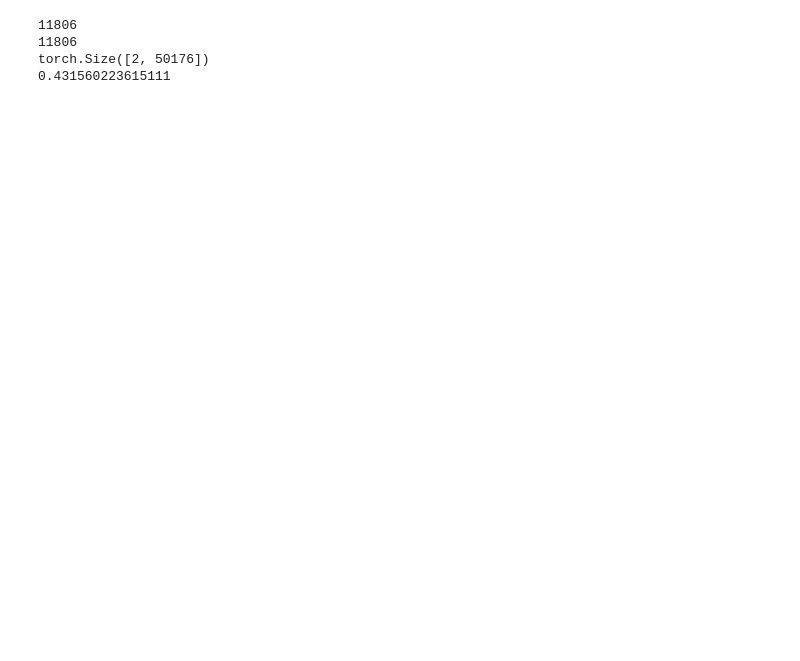
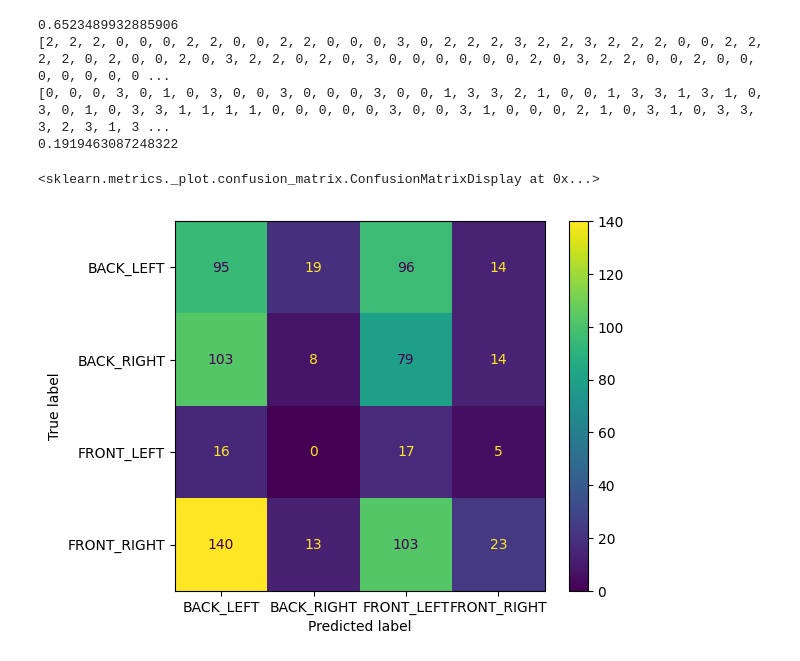
Before and after one commit to mmrrqq/densecap-pytorch, a Jupyter notebook: kitty_eval.ipynb, the cells around one changed output. Cells and saved outputs as stored; diff of their text form; code cells hidden in the pictures; blank space fills up the shorter version.

```diff
--- a/kitty_eval.ipynb
+++ b/kitty_eval.ipynb
@@ -118,5 +17,0 @@ skipped 916 images
-# %%
-data_path = Path("data/classifier")
-
-with open(data_path / f'xgboost_classifier.pickle', 'rb') as handle:
-    classifier: XGBClassifier = pickle.load(handle)
@@ -221,18 +200,23 @@ with torch.no_grad():
-# %%
-predicted_classes = np.array(predicted_classes).astype(int)
-gt_classes = np.array(gt_classes).astype(int)
-
-print(len(predicted_classes))
-print(len(gt_classes))
-print(classifier_features.shape)
-
-accuracy = (predicted_classes == gt_classes).sum() / len(gt_classes)
-
-print(accuracy)
-# %% [output]
-11806
-11806
-torch.Size([2, 50176])
-0.431560223615111
+# %%
+from sklearn.metrics import ConfusionMatrixDisplay
+
+aux_score = (np.array(aux_gt_classes) == aux_object_predictions).sum() / len(aux_gt_classes)
+print(aux_score)
+
+print([v.cpu().item() for v in aux_pred_classes])
+print(aux_gt_classes)
+aux_pred_score = (np.array(aux_gt_classes) == np.array([v.cpu().item() for v in aux_pred_classes])).sum() / len(aux_gt_classes)
+print(aux_pred_score)
+
+ConfusionMatrixDisplay.from_predictions(y_true=aux_gt_classes, y_pred=[v.cpu().item() for v in aux_pred_classes], display_labels=[
+    v for v in MAPPING.values()
+])
+# %% [output]
+0.6523489932885906
+[2, 2, 2, 0, 0, 0, 2, 2, 0, 0, 2, 2, 0, 0, 0, 3, 0, 2, 2, 2, 3, 2, 2, 3, 2, 2, 2, 0, 0, 2, 2, 2, 2, 0, 2, 0, 0, 2, 0, 3, 2, 2, 0, 2, 0, 3, 0, 0, 0, 0, 0, 0, 2, 0, 3, 2, 2, 0, 0, 2, 0, 0, 0, 0, 0, 0, 0 ...
+[0, 0, 0, 3, 0, 1, 0, 3, 0, 0, 3, 0, 0, 0, 3, 0, 0, 1, 3, 3, 2, 1, 0, 0, 1, 3, 3, 1, 3, 1, 0, 3, 0, 1, 0, 3, 3, 1, 1, 1, 1, 0, 0, 0, 0, 0, 3, 0, 0, 3, 1, 0, 0, 0, 2, 1, 0, 3, 1, 0, 3, 3, 3, 2, 3, 1, 3 ...
+0.1919463087248322
+<sklearn.metrics._plot.confusion_matrix.ConfusionMatrixDisplay at 0x...>
+[figure, added]
 # %%
 from sklearn.metrics import ConfusionMatrixDisplay
```
Also changed, not shown: parts of 14 cells of this notebook, 8 other files.
